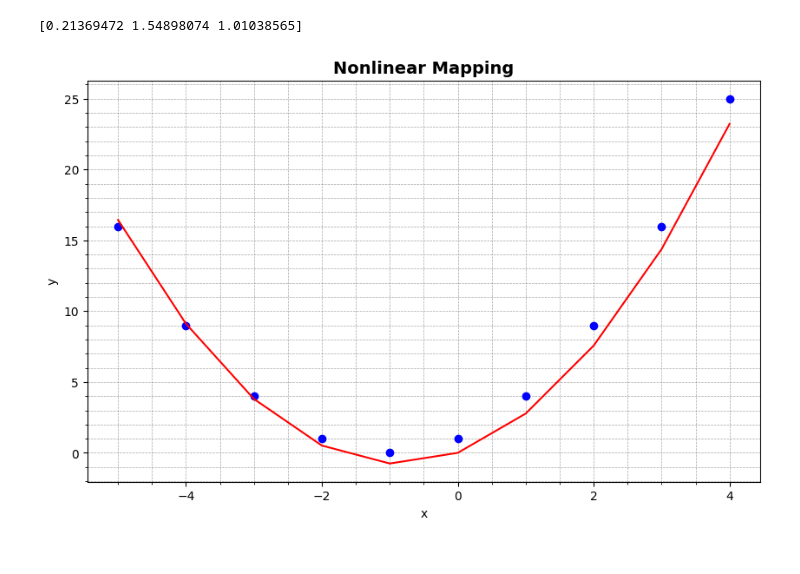
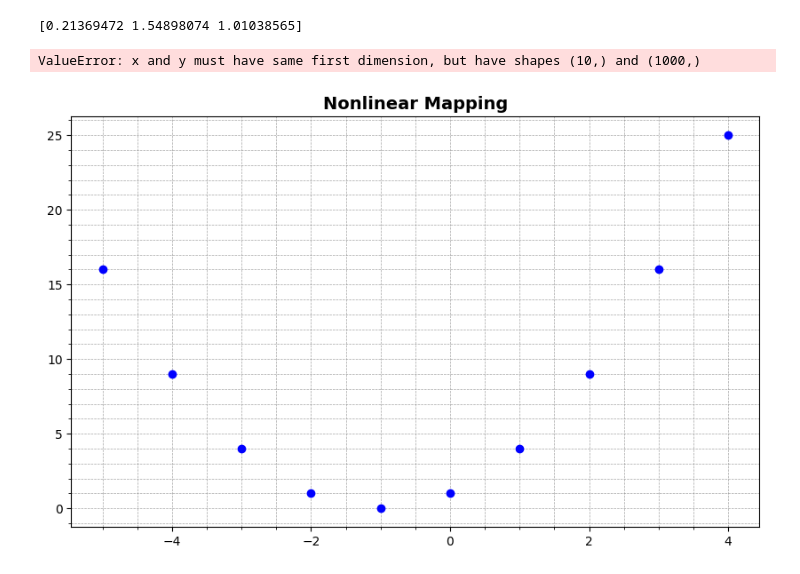
Before and after one commit to raphsenn/ai-notebooks, a Jupyter notebook: machine_learning/linear_methods/nonlinear_mapping.ipynb, the cells around one changed output. Cells and saved outputs as stored; diff of their text form; code cells hidden in the pictures.

```diff
--- a/machine_learning/linear_methods/nonlinear_mapping.ipynb
+++ b/machine_learning/linear_methods/nonlinear_mapping.ipynb
@@ -86,15 +86,18 @@ def f_model(x: float, w: np.array) -> np.array:
     x_mapped = phi(x)
     x_hat = np.array([x, x_mapped[0], x_mapped[1]])
     return x_hat[0] * w[0] + x_hat[1] * w[1] + x_hat[2] * w[2]
+# %%
+X_continues = np.linspace(-5, 4, 1000)
 # %%
 plt.figure(figsize=(10, 6))
 plt.title('Nonlinear Mapping', fontsize=14, fontweight='bold')
 plt.grid(True, which='both', linestyle='--', linewidth=0.5, color='gray', alpha=0.7)
 plt.minorticks_on()
 plt.plot(X, y, 'bo')
-plt.plot(X, f_model(X, w_star), color='red')
+plt.plot(X_continues, f_model(X_continues, w_star), color='red')
 plt.xlabel('x')
 plt.ylabel('y')
 plt.show()
 # %% [output]
+ValueError: x and y must have same first dimension, but have shapes (10,) and (1000,)
-[figure, old version]
+[figure, new version]
```
